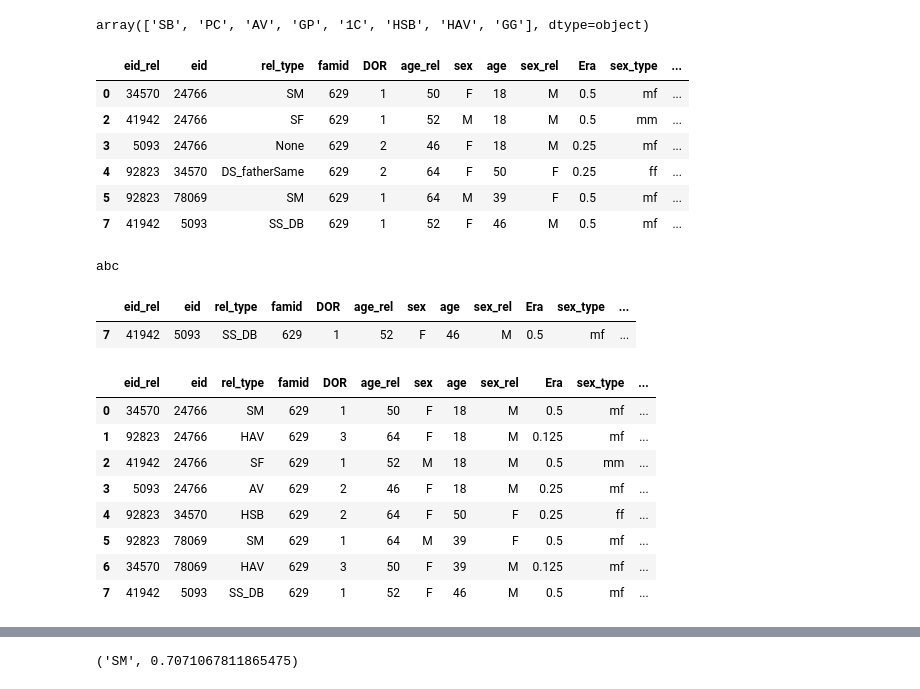
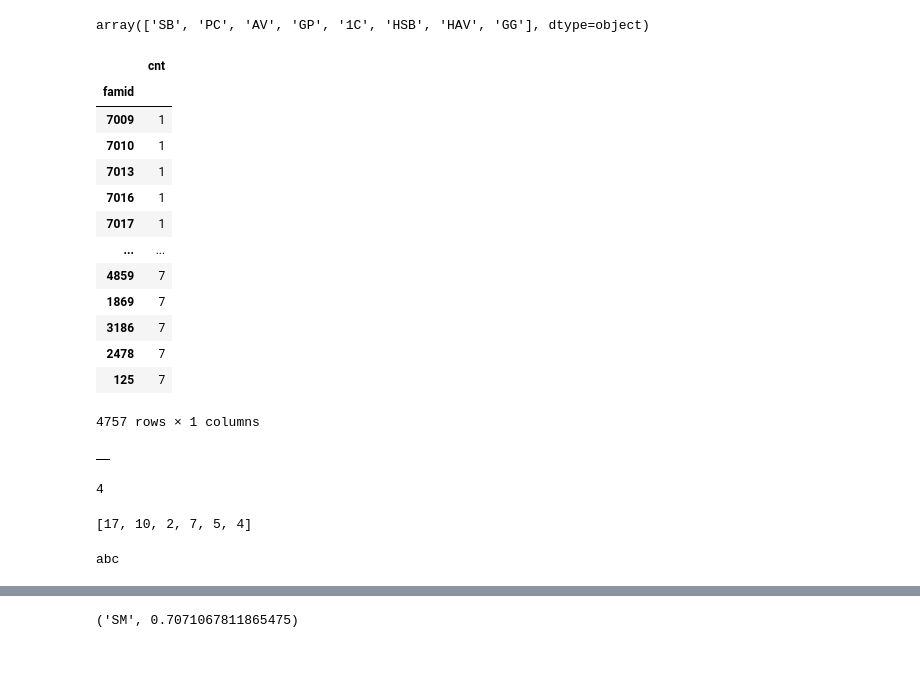
Before and after one commit to jerrylee9310/BIGFAM, a Jupyter notebook: notebook/make_relative_info.ipynb, the cells around one changed output, grey strips where cells are left out. Cells and saved outputs as stored; diff of their text form; code cells hidden in the pictures; blank space fills up the shorter version.

```diff
--- a/notebook/make_relative_info.ipynb
+++ b/notebook/make_relative_info.ipynb
@@ -773,77 +773,77 @@ def flip_and_concat(df: pd.DataFrame, flip_colns: dict):
     df_flipped = df.copy().rename(columns=flip_colns)
 
     return pd.concat([df_original, df_flipped], axis=0)
+# %%
+(df_tmp
+ .groupby("famid")["relationship"]
+ .nunique()
+ .to_frame("cnt")
+ .sort_values(by="cnt"))
+# %% [output]
+|  | cnt |
+| famid |  |
+| 7009 | 1 |
+| 7010 | 1 |
+| 7013 | 1 |
+| 7016 | 1 |
+| 7017 | 1 |
+| ... | ... |
+| 4859 | 7 |
+| 1869 | 7 |
+| 3186 | 7 |
+| 2478 | 7 |
+| 125 | 7 |
+4757 rows × 1 columns
 # %%
 df_new = pd.DataFrame()
 
-for famid in [629]: #tqdm(df_tmp["famid"].sample(4)):
+for famid in [4859]: #tqdm(df_tmp["famid"].sample(4)):
     df_pair = df_tmp[(df_tmp["famid"] == famid)]
     df_parent = df_pedigree[df_pedigree["famid"] == famid]
 
     # add sex info in df_parent
     df_ped = (pd.merge(
         df_parent.rename(columns={"volid": "eid"}),
         flip_and_concat(df_pair, {"eid": "eid_rel", "sex": "sex_rel", "age": "age_rel"}),
         on="eid"
     )[["eid", "sex", "father", "mother"]]
     .drop_duplicates(subset="eid"))
 
     df_ped = (df_ped[~((df_ped["father"] == 0) & (df_ped["mother"] == 0))]
               .rename(columns={"eid": "offspring"}))
 
-    # sort the younger be "eid" and older be "eid_rel"
-    df_pair = ped.sort_id_by_age(df_pair)
+    df_edges = ped.make_direct_edges(df_ped)
+    graph, idx_id = ped.df2graph(df_edges)
 
     # get relationship and rx
     for _, row in df_pair.iterrows():
         ids = row[["eid", "eid_rel"]].to_list()
-        if row["DOR"] == 1:
-            rel_type, rx = ped.get_rel_rx_dor1(df_ped,
-                                               ids=ids,
-                                               relationship=row["relationship"])
-        elif row["DOR"] == 2:
-            rel_type, rx = ped.get_rel_rx_dor2(df_ped,
-                                               ids=ids,
-                                               relationship=row["relationship"])
-        elif row["DOR"] == 3:
-            # rel_type, rx = ped.get_rel_rx_dor3(df_ped, row["relationship"])
-            continue
-        else:
-            raise Exception("DOR information is inappropriate.")
+        idx1 = idx_id.loc[idx_id["id"] == ids[0], "idx"].values[0]
+        idx2 = idx_id.loc[idx_id["id"] == ids[1], "idx"].values[0]
 
+        paths = ped.get_all_path(graph, idx1, idx2)
+        break
         row["rel_type"] = rel_type
         row["rx"] = rx
         df_new = pd.concat([df_new, row.to_frame().T], axis=0)
     break
 
 df_new
 # %% [output]
-|  | eid_rel | eid | rel_type | famid | DOR | age_rel | sex | age | sex_rel | Era | sex_type | ... |
-| 0 | 34570 | 24766 | SM | 629 | 1 | 50 | F | 18 | M | 0.5 | mf | ... |
-| 2 | 41942 | 24766 | SF | 629 | 1 | 52 | M | 18 | M | 0.5 | mm | ... |
-| 3 | 5093 | 24766 | None | 629 | 2 | 46 | F | 18 | M | 0.25 | mf | ... |
-| 4 | 92823 | 34570 | DS_fatherSame | 629 | 2 | 64 | F | 50 | F | 0.25 | ff | ... |
-| 5 | 92823 | 78069 | SM | 629 | 1 | 64 | M | 39 | F | 0.5 | mf | ... |
-| 7 | 41942 | 5093 | SS_DB | 629 | 1 | 52 | F | 46 | M | 0.5 | mf | ... |
+|  |
+# %%
+for path in paths:
+    print(path[-1])
+    break
+# path
+# %% [output]
+4
+# %%
+path
+# %% [output]
+[17, 10, 2, 7, 5, 4]
 # %%
 importlib.reload(ped)
 ped.test("abc")
 # %% [output]
 abc
-# %%
-pd.DataFrame(row).T
-# %% [output]
-|  | eid_rel | eid | rel_type | famid | DOR | age_rel | sex | age | sex_rel | Era | sex_type | ... |
-| 7 | 41942 | 5093 | SS_DB | 629 | 1 | 52 | F | 46 | M | 0.5 | mf | ... |
-# %%
-df_pair
-# %% [output]
-|  | eid_rel | eid | rel_type | famid | DOR | age_rel | sex | age | sex_rel | Era | sex_type | ... |
-| 0 | 34570 | 24766 | SM | 629 | 1 | 50 | F | 18 | M | 0.5 | mf | ... |
-| 1 | 92823 | 24766 | HAV | 629 | 3 | 64 | F | 18 | M | 0.125 | mf | ... |
-| 2 | 41942 | 24766 | SF | 629 | 1 | 52 | M | 18 | M | 0.5 | mm | ... |
-| 3 | 5093 | 24766 | AV | 629 | 2 | 46 | F | 18 | M | 0.25 | mf | ... |
-| 4 | 92823 | 34570 | HSB | 629 | 2 | 64 | F | 50 | F | 0.25 | ff | ... |
-| 5 | 92823 | 78069 | SM | 629 | 1 | 64 | M | 39 | F | 0.5 | mf | ... |
-| 6 | 34570 | 78069 | HAV | 629 | 3 | 50 | F | 39 | M | 0.125 | mf | ... |
-| 7 | 41942 | 5093 | SS_DB | 629 | 1 | 52 | F | 46 | M | 0.5 | mf | ... |
```
Also changed, not shown: parts of 4 cells of this notebook, 3 other files.
